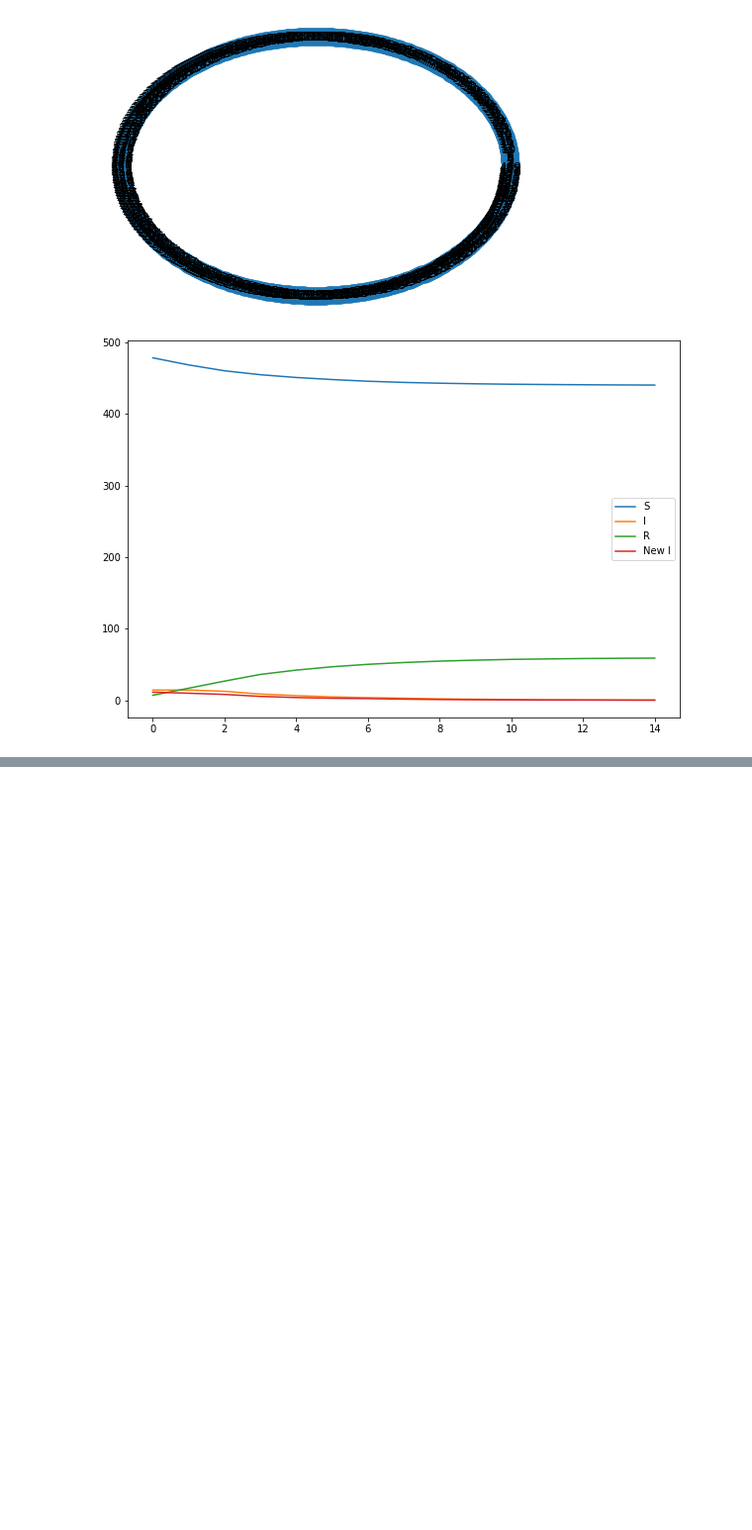
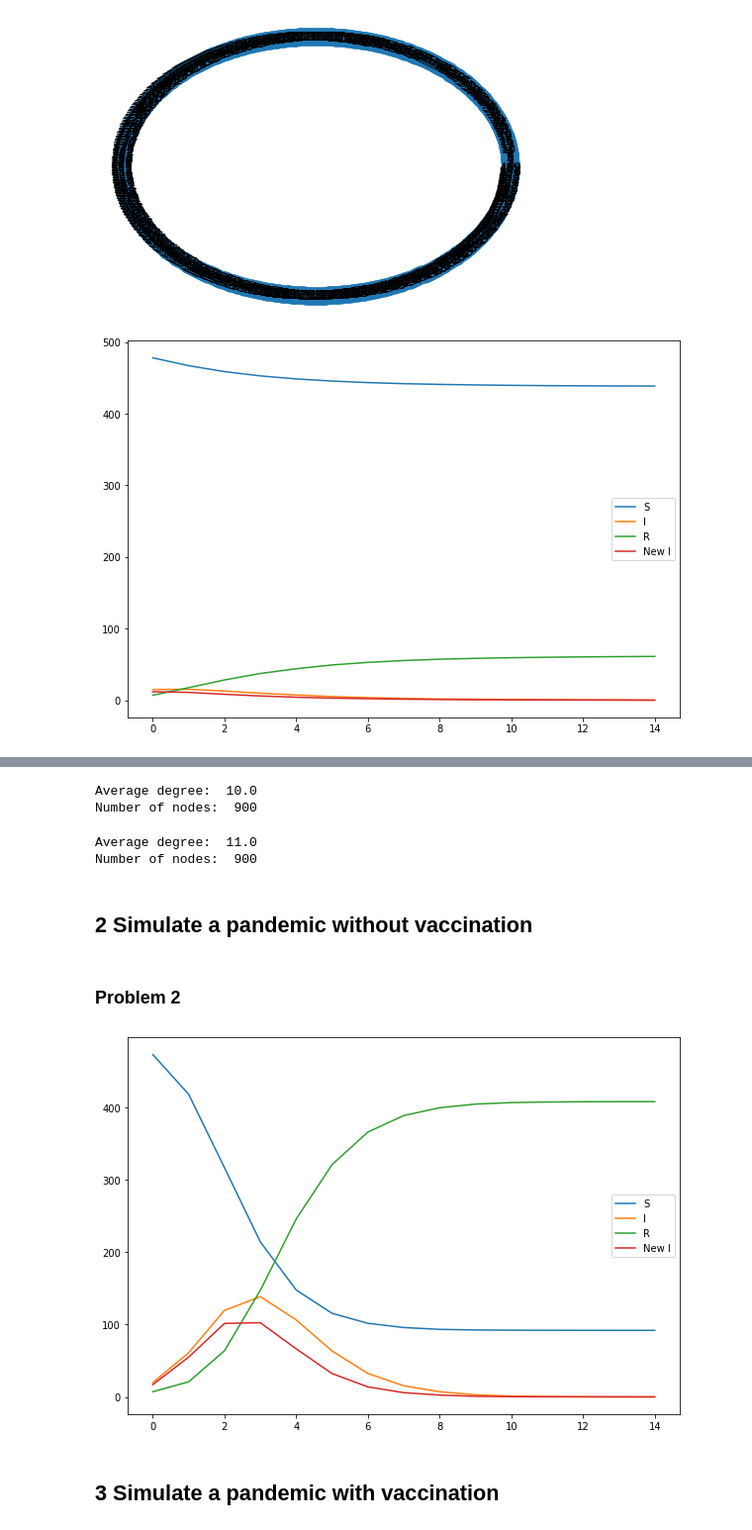
Before and after one commit to RoboTuan/Network-Dynamics-and-Learning, a Jupyter notebook: Homeworks/Hw3/HMW3.ipynb, the cells around one changed output, grey strips where cells are left out. Shown at 99% size. Saved outputs shown, nothing was run; the diff lists cells and outputs as text; code cells hidden in the pictures; blank space fills up the shorter version.

```diff
--- a/Homeworks/Hw3/HMW3.ipynb
+++ b/Homeworks/Hw3/HMW3.ipynb
@@ -27,22 +28,22 @@ def simulate(graph, n_nodes, initial_infected, n_simulations, n_weeks, beta, ro)
   # Vectors for storing a particular type of node:
   # i^th row corresponds to the i^th simulation,
   # j^th column corresponds to the j^th week
-  susceptible_nodes = np.empty((n_simulations, n_weeks), dtype=int)
-  infected_nodes = np.empty((n_simulations, n_weeks), dtype=int)
-  recovered_nodes = np.empty((n_simulations, n_weeks), dtype=int)
-  new_infected_nodes = np.empty((n_simulations, n_weeks), dtype=int)
+  susceptible_nodes = np.zeros((n_simulations, n_weeks), dtype=int)
+  infected_nodes = np.zeros((n_simulations, n_weeks), dtype=int)
+  recovered_nodes = np.zeros((n_simulations, n_weeks), dtype=int)
+  new_infected_nodes = np.zeros((n_simulations, n_weeks), dtype=int)
 
   # 10 initial infected nodes at weak 0 of each simulation
   infected_nodes[:, 0] = initial_infected
   new_infected_nodes[:, 0] = initial_infected
   susceptible_nodes[:, 0] = n_nodes - initial_infected
-  recovered_nodes[:, 0] = 0
+  #recovered_nodes[:, 0] = 0
 
   for simulation in range(n_simulations):
     # The node configuration has a column for the old and the updated configuration
     nodes_configuration = np.zeros((n_nodes, 2), dtype=int)
     #initial_infected_nodes = sample(graph.nodes(), initial_infected)
-    initial_infected_nodes = np.random.choice(graph.nodes, size=(initial_infected,),replace=False)
+    initial_infected_nodes = np.random.choice(graph.nodes, size=(initial_infected,) ,replace=False)
 
     for node in initial_infected_nodes:
       nodes_configuration[node, 0] = 1
@@ -129,0 +163,51 @@ ax.legend(loc='best');
+# %%
+# checking if it works
+k = 10
+rnd_graph_pa = generate_rnd_graph_pa(k, 900)
+#nx.draw_circular(rnd_graph_pa, with_labels=True)
+degrees = np.array([d for n, d in rnd_graph_pa.degree()])
+#print(degrees)
+print("Average degree: ", np.mean(degrees))
+print("Number of nodes: ", rnd_graph_pa.number_of_nodes())
+# %% [output]
+Average degree:  10.0
+Number of nodes:  900
+# %%
+# checking if it works also with odd numbers
+k = 11
+rnd_graph_pa = generate_rnd_graph_pa(k, 900)
+#nx.draw_circular(rnd_graph_pa, with_labels=True)
+degrees = np.array([d for n, d in rnd_graph_pa.degree()])
+#print(degrees)
+print("Average degree: ", np.mean(degrees))
+print("Number of nodes: ", rnd_graph_pa.number_of_nodes())
+# %% [output]
+Average degree:  11.0
+Number of nodes:  900
+# %% [markdown]
+## 2 Simulate a pandemic without vaccination
+# %% [markdown]
+### Problem 2
+# %%
+k = 6
+max_nodes = 500
+n_weeks = 15
+beta = 0.3
+ro = 0.7
+initial_infected = 10
+n_iterations = 100
+
+rnd_graph_pa = generate_rnd_graph_pa(k, max_nodes)
+
+infected_nodes_avg, susceptible_nodes_avg, recovered_nodes_avg, new_infected_nodes_avg = simulate(rnd_graph_pa, max_nodes, initial_infected, n_iterations, n_weeks, beta, ro)
+
+fig, ax = plt.subplots(figsize=(10,7))
+ax.plot(susceptible_nodes_avg, label='S')
+ax.plot(infected_nodes_avg, label='I')
+ax.plot(recovered_nodes_avg, label='R')
+ax.plot(new_infected_nodes_avg, label='New I')
+ax.legend(loc='best');
+# %% [output]
+[figure, added]
+# %% [markdown]
+## 3 Simulate a pandemic with vaccination
```
Also changed, not shown: parts of 7 cells of this notebook.
